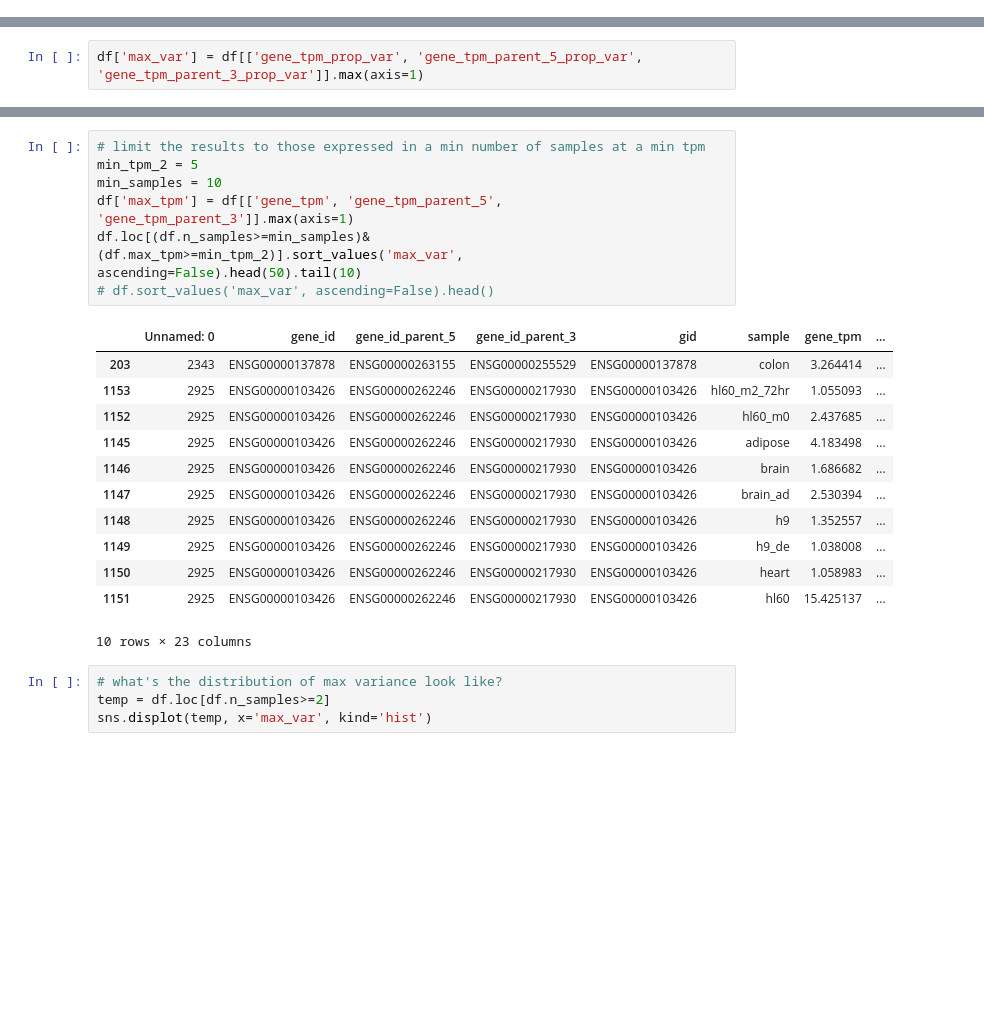
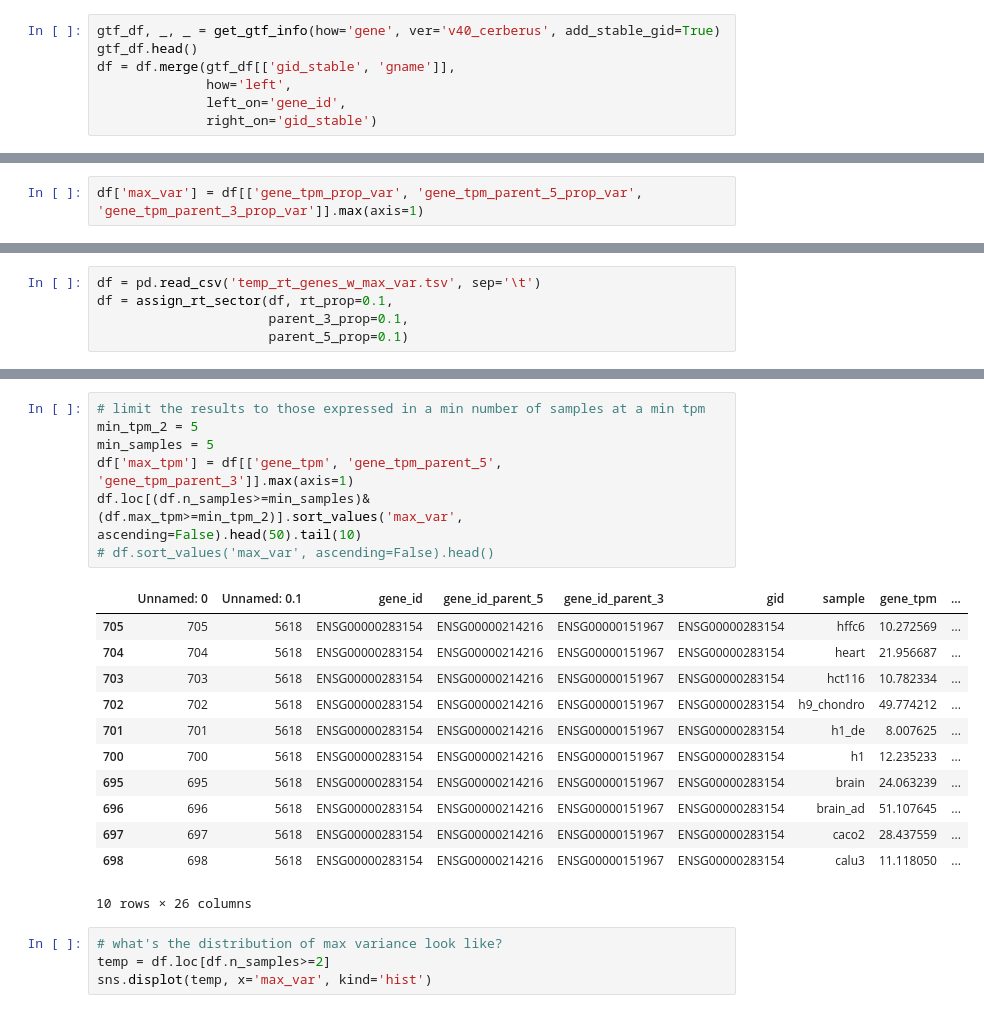
Before and after one commit to fairliereese/paper_rnawg, a Jupyter notebook: figures_revisions/revisions/readthrough_v_parent_expression_ss.ipynb, the cells around one changed output, grey strips where cells are left out. Saved outputs shown, nothing was run; the diff lists cells and outputs as text; blank space fills up the shorter version.

```diff
--- a/figures_revisions/revisions/readthrough_v_parent_expression_ss.ipynb
+++ b/figures_revisions/revisions/readthrough_v_parent_expression_ss.ipynb
@@ -887,6 +970,13 @@ df.head()
 | 2 | 0 | ENSG00000120948 | ENSG00000277726 | ENSG00000271895 | ENSG00000120948 | adrenal_gland | 46.309262 | ... |
 | 3 | 0 | ENSG00000120948 | ENSG00000277726 | ENSG00000271895 | ENSG00000120948 | brain | 59.097716 | ... |
 | 4 | 0 | ENSG00000120948 | ENSG00000277726 | ENSG00000271895 | ENSG00000120948 | brain_ad | 72.882712 | ... |
+# %%
+gtf_df, _, _ = get_gtf_info(how='gene', ver='v40_cerberus', add_stable_gid=True)
+gtf_df.head()
+df = df.merge(gtf_df[['gid_stable', 'gname']],
+              how='left',
+              left_on='gene_id',
+              right_on='gid_stable')
 # %%
 df = df.merge(df[['gene_id','gene_tpm_prop', 'gene_tpm_parent_5_prop', 'gene_tpm_parent_3_prop']].groupby('gene_id').mean().reset_index(),
               how='left',
@@ -923 +1078,6 @@ df['max_var'] = df[['gene_tpm_prop_var', 'gene_tpm_parent_5_prop_var', 'gene_tpm
+# %%
+df = pd.read_csv('temp_rt_genes_w_max_var.tsv', sep='\t')
+df = assign_rt_sector(df, rt_prop=0.1,
+                      parent_3_prop=0.1,
+                      parent_5_prop=0.1)
 # %%
@@ -941,23 +1154,23 @@ _ = plot_simplex(temp,
 # %%
 # limit the results to those expressed in a min number of samples at a min tpm
 min_tpm_2 = 5
-min_samples = 10
+min_samples = 5
 df['max_tpm'] = df[['gene_tpm', 'gene_tpm_parent_5', 'gene_tpm_parent_3']].max(axis=1)
 df.loc[(df.n_samples>=min_samples)&(df.max_tpm>=min_tpm_2)].sort_values('max_var', ascending=False).head(50).tail(10)
 # df.sort_values('max_var', ascending=False).head()
 # %% [output]
-|  | Unnamed: 0 | gene_id | gene_id_parent_5 | gene_id_parent_3 | gid | sample | gene_tpm | ... |
-| 203 | 2343 | ENSG00000137878 | ENSG00000263155 | ENSG00000255529 | ENSG00000137878 | colon | 3.264414 | ... |
-| 1153 | 2925 | ENSG00000103426 | ENSG00000262246 | ENSG00000217930 | ENSG00000103426 | hl60_m2_72hr | 1.055093 | ... |
-| 1152 | 2925 | ENSG00000103426 | ENSG00000262246 | ENSG00000217930 | ENSG00000103426 | hl60_m0 | 2.437685 | ... |
-| 1145 | 2925 | ENSG00000103426 | ENSG00000262246 | ENSG00000217930 | ENSG00000103426 | adipose | 4.183498 | ... |
-| 1146 | 2925 | ENSG00000103426 | ENSG00000262246 | ENSG00000217930 | ENSG00000103426 | brain | 1.686682 | ... |
-| 1147 | 2925 | ENSG00000103426 | ENSG00000262246 | ENSG00000217930 | ENSG00000103426 | brain_ad | 2.530394 | ... |
-| 1148 | 2925 | ENSG00000103426 | ENSG00000262246 | ENSG00000217930 | ENSG00000103426 | h9 | 1.352557 | ... |
-| 1149 | 2925 | ENSG00000103426 | ENSG00000262246 | ENSG00000217930 | ENSG00000103426 | h9_de | 1.038008 | ... |
-| 1150 | 2925 | ENSG00000103426 | ENSG00000262246 | ENSG00000217930 | ENSG00000103426 | heart | 1.058983 | ... |
-| 1151 | 2925 | ENSG00000103426 | ENSG00000262246 | ENSG00000217930 | ENSG00000103426 | hl60 | 15.425137 | ... |
+|  | Unnamed: 0 | Unnamed: 0.1 | gene_id | gene_id_parent_5 | gene_id_parent_3 | gid | sample | gene_tpm | ... |
+| 705 | 705 | 5618 | ENSG00000283154 | ENSG00000214216 | ENSG00000151967 | ENSG00000283154 | hffc6 | 10.272569 | ... |
+| 704 | 704 | 5618 | ENSG00000283154 | ENSG00000214216 | ENSG00000151967 | ENSG00000283154 | heart | 21.956687 | ... |
+| 703 | 703 | 5618 | ENSG00000283154 | ENSG00000214216 | ENSG00000151967 | ENSG00000283154 | hct116 | 10.782334 | ... |
+| 702 | 702 | 5618 | ENSG00000283154 | ENSG00000214216 | ENSG00000151967 | ENSG00000283154 | h9_chondro | 49.774212 | ... |
+| 701 | 701 | 5618 | ENSG00000283154 | ENSG00000214216 | ENSG00000151967 | ENSG00000283154 | h1_de | 8.007625 | ... |
+| 700 | 700 | 5618 | ENSG00000283154 | ENSG00000214216 | ENSG00000151967 | ENSG00000283154 | h1 | 12.235233 | ... |
+| 695 | 695 | 5618 | ENSG00000283154 | ENSG00000214216 | ENSG00000151967 | ENSG00000283154 | brain | 24.063239 | ... |
+| 696 | 696 | 5618 | ENSG00000283154 | ENSG00000214216 | ENSG00000151967 | ENSG00000283154 | brain_ad | 51.107645 | ... |
+| 697 | 697 | 5618 | ENSG00000283154 | ENSG00000214216 | ENSG00000151967 | ENSG00000283154 | caco2 | 28.437559 | ... |
+| 698 | 698 | 5618 | ENSG00000283154 | ENSG00000214216 | ENSG00000151967 | ENSG00000283154 | calu3 | 11.118050 | ... |
-10 rows × 23 columns
+10 rows × 26 columns
 # %%
 # what's the distribution of max variance look like?
 temp = df.loc[df.n_samples>=2]
```
Also changed, not shown: parts of 15 cells of this notebook, 13 other files.
